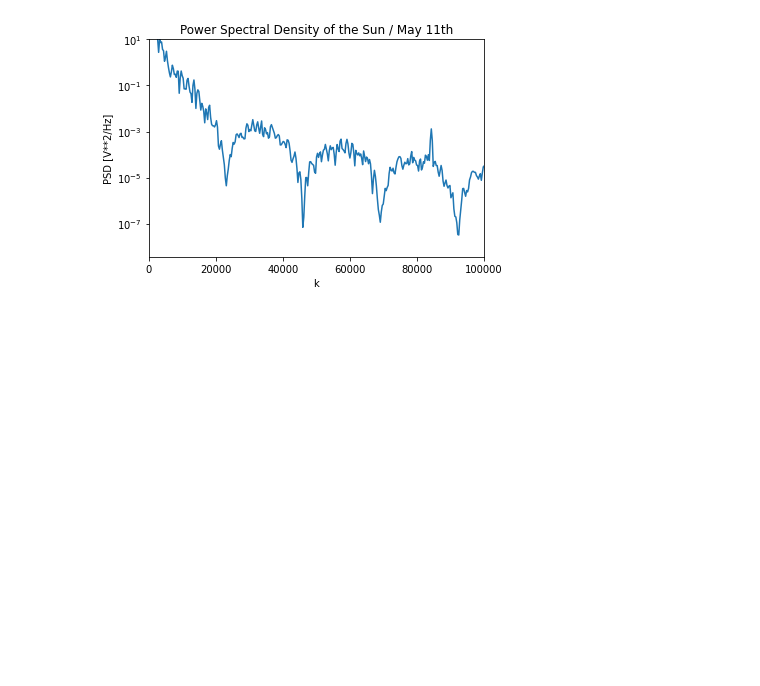
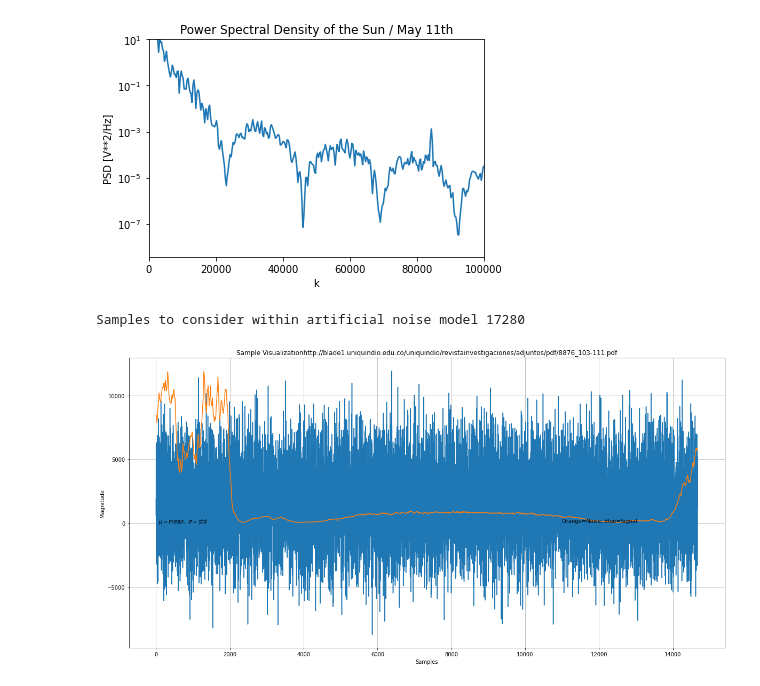
Before and after one commit to sebasmos/SolarFlares-Standford, a Jupyter notebook: SunAnalysis_TensorFlow_pynb.ipynb, the cells around one changed output. Cells and saved outputs as stored; diff of their text form; code cells hidden in the pictures; blank space fills up the shorter version.

```diff
--- a/SunAnalysis_TensorFlow_pynb.ipynb
+++ b/SunAnalysis_TensorFlow_pynb.ipynb
@@ -329,3 +331,41 @@ plt.show()
 Invalid limit will be ignored.
   """
 [figure]
+# %%
+## ANALISIS DE RUIDO ARTIFICIAL EN SENAL SOLAR
+print("Samples to consider within artificial noise model {}".format(M))
+#Detectar picos
+from scipy.signal import find_peaks
+# Declaramos espacio de memoria para ruido gausiano
+GaussianNoise = []
+mu = np.mean(Signal_2020)
+sigma = np.std(Signal_2020)
+
+# Hacemos un analisis muestral vertical.
+for i in range(1,M_2020,1):
+  ys = mu + sigma*np.random.randn(M_2020)
+  GaussianNoise.append(ys)
+# Visualizar datos
+x = [x for x in range(len(Signal_2020))]
+
+plt.figure(figsize=(20, 10))
+#for k in range(1,M,1):
+  #plt.plot(x,GaussianNoise(k))
+
+#Se calculan los picos
+indices = find_peaks(Signal_2020)
+
+#Se grafica todo
+plt.plot(x,ys,'-',x,Signal_2020,'-')
+plt.title("Sample Visualizationhttp://blade1.uniquindio.edu.co/uniquindio/revistainvestigaciones/adjuntos/pdf/8876_103-111.pdf")
+plt.ylabel("Magnitude")
+plt.xlabel("Samples")
+plt.grid(True)
+plt.text(60, .025, r'$\mu=mean,\ \sigma=std$')
+
+plt.text(11000, 30, r'Orange=Noise, Blue=Signal')
+
+plt.show()
+# %% [output]
+Samples to consider within artificial noise model 17280
+[figure, added]
```
Also changed, not shown: parts of 5 cells of this notebook.
